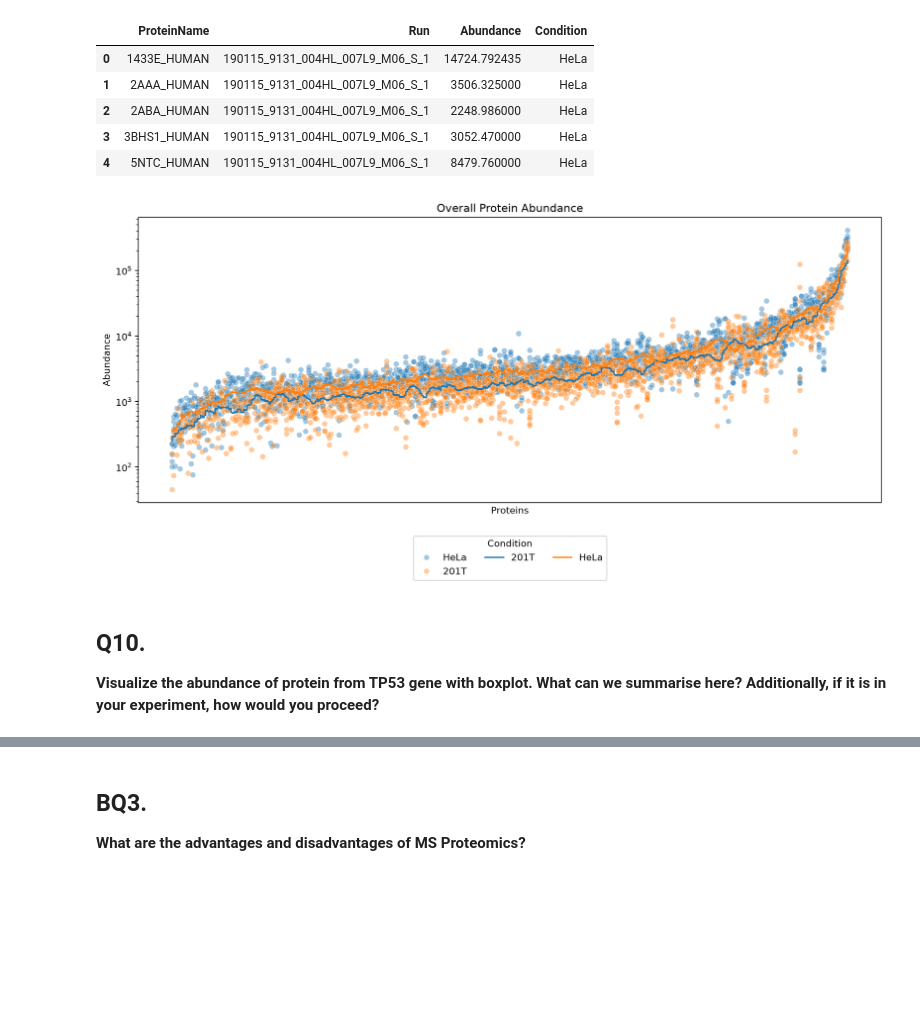
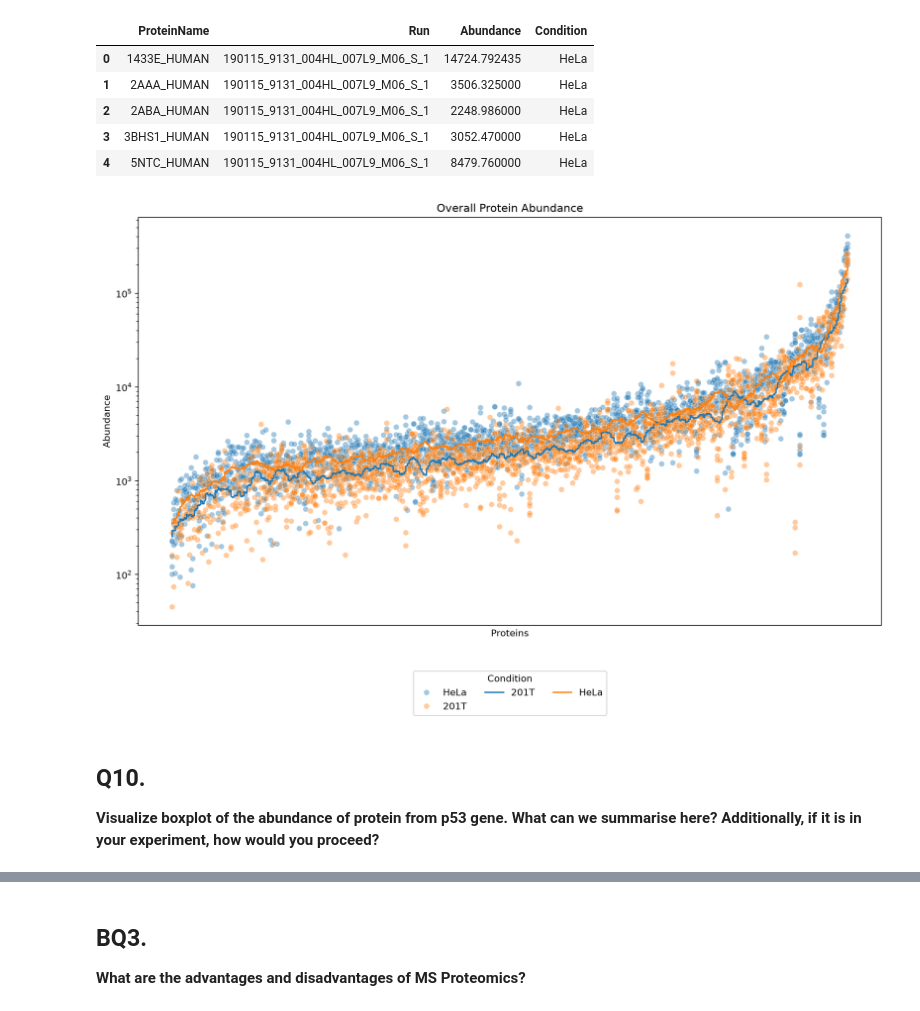
Before and after one commit to thanadol-git/CB2110, a Jupyter notebook: lab2/lab2.ipynb, the cells around one changed output, grey strips where cells are left out. Cells and saved outputs as stored; diff of their text form; code cells hidden in the pictures; blank space fills up the shorter version.

```diff
--- a/lab2/lab2.ipynb
+++ b/lab2/lab2.ipynb
@@ -536,7 +526,7 @@ display(prot_abund.head())
 # %%
 # Similar plotting style to earlier (see cell with @file_context_0), with trend lines per condition and improved layout
 
-fig, ax = plt.subplots(figsize=(12, 6))
+fig, ax = plt.subplots(figsize=(12, 8))
 
 # Compute ordering: sort proteins by total abundance for visualization, optional: use median or sum
 protein_order = (
@@ -545,37 +535,37 @@ protein_order = (
     .sort_values()
     .index
 )
 
 # Assign x position based on ordering for scatter plot (geom_smooth-style trend lines possible)
 protein_pos = {prot: i for i, prot in enumerate(protein_order)}
 plot_df = prot_abund.copy()
 plot_df['x_pos'] = plot_df['ProteinName'].map(protein_pos)
 
 # Scatter: all proteins/abundances, colored by Condition
 sns.scatterplot(
     data=plot_df, x='x_pos', y='Abundance', hue='Condition', alpha=0.4, ax=ax
 )
 
 # Rolling-mean trend per Condition, like geom_smooth()
 for cond, group in plot_df.groupby('Condition'):
     group = group.sort_values('x_pos')
     trend = group['Abundance'].rolling(window=50, min_periods=1, center=True).mean()
     ax.plot(group['x_pos'], trend, label=cond)
 
 ax.set_yscale('log')
 ax.set_xticks([])  # No individual protein names, too many
 ax.set_xlabel('Proteins')
 ax.set_ylabel('Abundance')
 ax.set_title('Overall Protein Abundance')
 ax.legend(title='Condition', loc='upper center', bbox_to_anchor=(0.5, -0.1), ncol=3)
 
 plt.tight_layout()
 plt.show()
 # %% [output]
-[figure, old version]
+[figure, new version]
 # %% [markdown]
 ## Q10.
-**Visualize the abundance of protein from TP53 gene with boxplot. What can we summarise here? Additionally, if it is in your experiment, how would you proceed?**
+**Visualize boxplot of the abundance of protein from p53 gene. What can we summarise here? Additionally, if it is in your experiment, how would you proceed?**
 # %%
 # hint
 # Fix this code below
```
Also changed, not shown: parts of 6 cells of this notebook.
